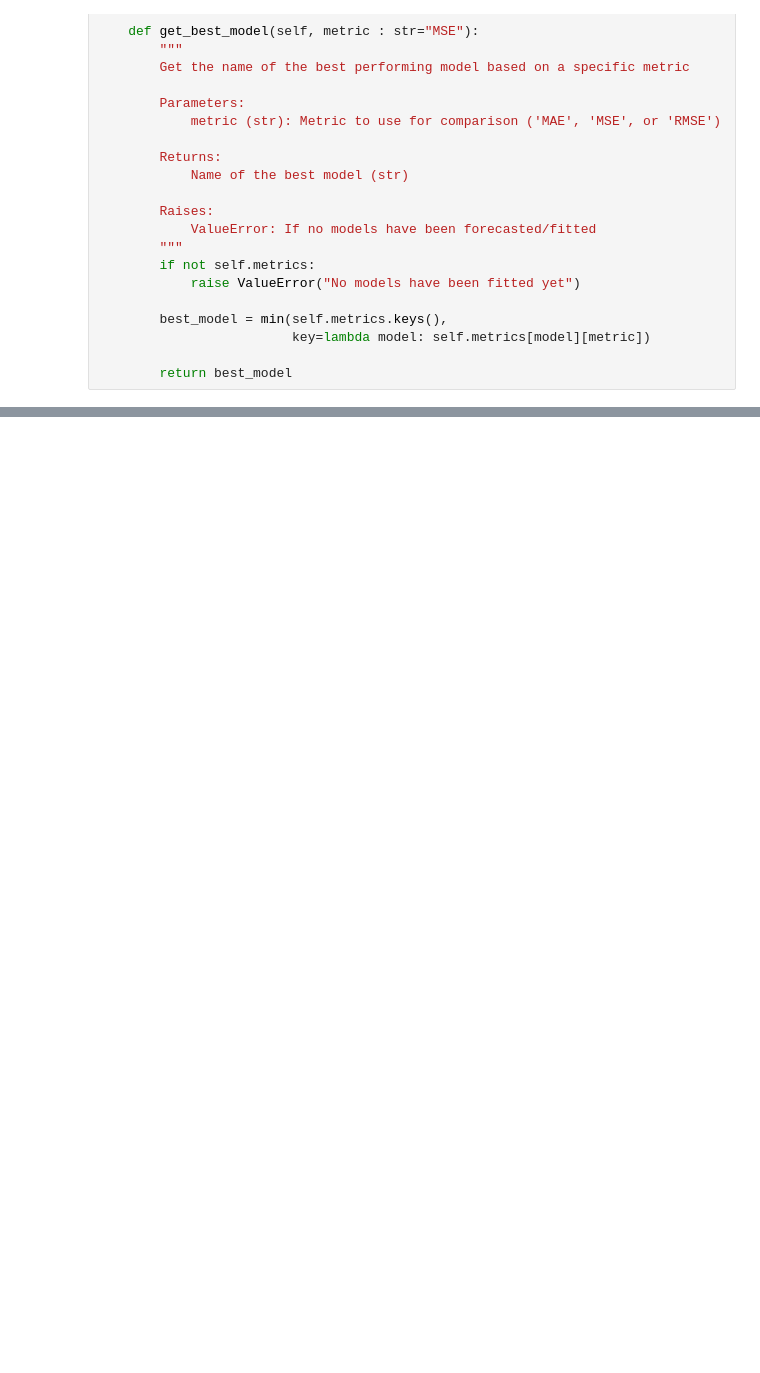
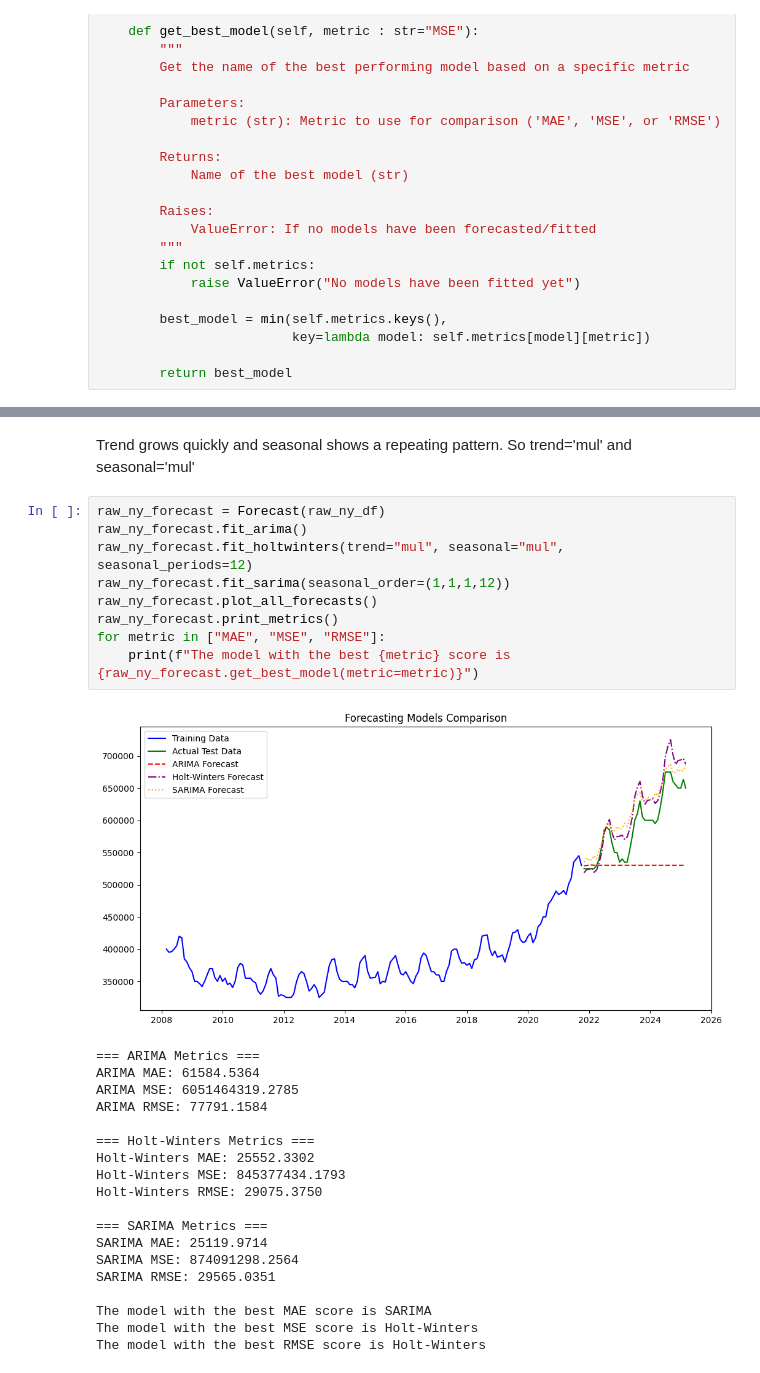
Before and after one commit to JohnathanChan973/CS439_Project_Housing, a Jupyter notebook: db_processing.ipynb, the cells around one changed output, grey strips where cells are left out. Saved outputs shown, nothing was run; the diff lists cells and outputs as text; blank space fills up the shorter version.

```diff
--- a/db_processing.ipynb
+++ b/db_processing.ipynb
@@ -1617,0 +1672,31 @@ for metric in ["MAE", "MSE", "RMSE"]:
+# %% [markdown]
+Trend grows quickly and seasonal shows a repeating pattern. So trend='mul' and seasonal='mul'
+# %%
+raw_ny_forecast = Forecast(raw_ny_df)
+raw_ny_forecast.fit_arima()
+raw_ny_forecast.fit_holtwinters(trend="mul", seasonal="mul", seasonal_periods=12)
+raw_ny_forecast.fit_sarima(seasonal_order=(1,1,1,12))
+raw_ny_forecast.plot_all_forecasts()
+raw_ny_forecast.print_metrics()
+for metric in ["MAE", "MSE", "RMSE"]:
+    print(f"The model with the best {metric} score is {raw_ny_forecast.get_best_model(metric=metric)}")
+# %% [output]
+[figure, added]
+=== ARIMA Metrics ===
+ARIMA MAE: 61584.5364
+ARIMA MSE: 6051464319.2785
+ARIMA RMSE: 77791.1584
+
+=== Holt-Winters Metrics ===
+Holt-Winters MAE: 25552.3302
+Holt-Winters MSE: 845377434.1793
+Holt-Winters RMSE: 29075.3750
+
+=== SARIMA Metrics ===
+SARIMA MAE: 25119.9714
+SARIMA MSE: 874091298.2564
+SARIMA RMSE: 29565.0351
+
+The model with the best MAE score is SARIMA
+The model with the best MSE score is Holt-Winters
+The model with the best RMSE score is Holt-Winters
```
Also changed, not shown: parts of 9 cells of this notebook.
